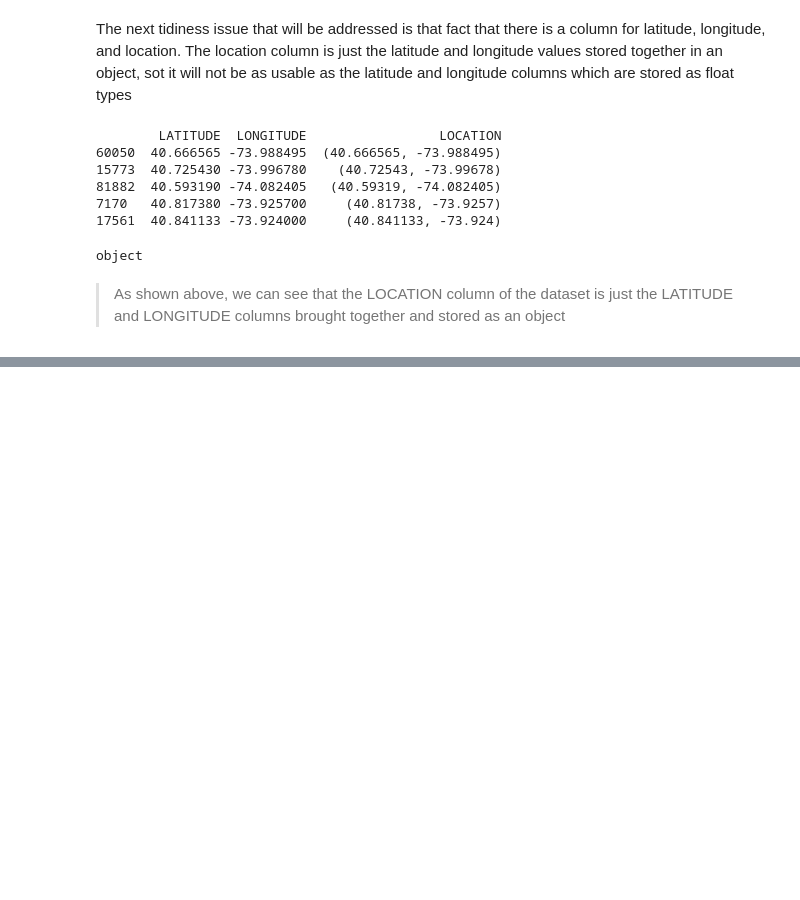
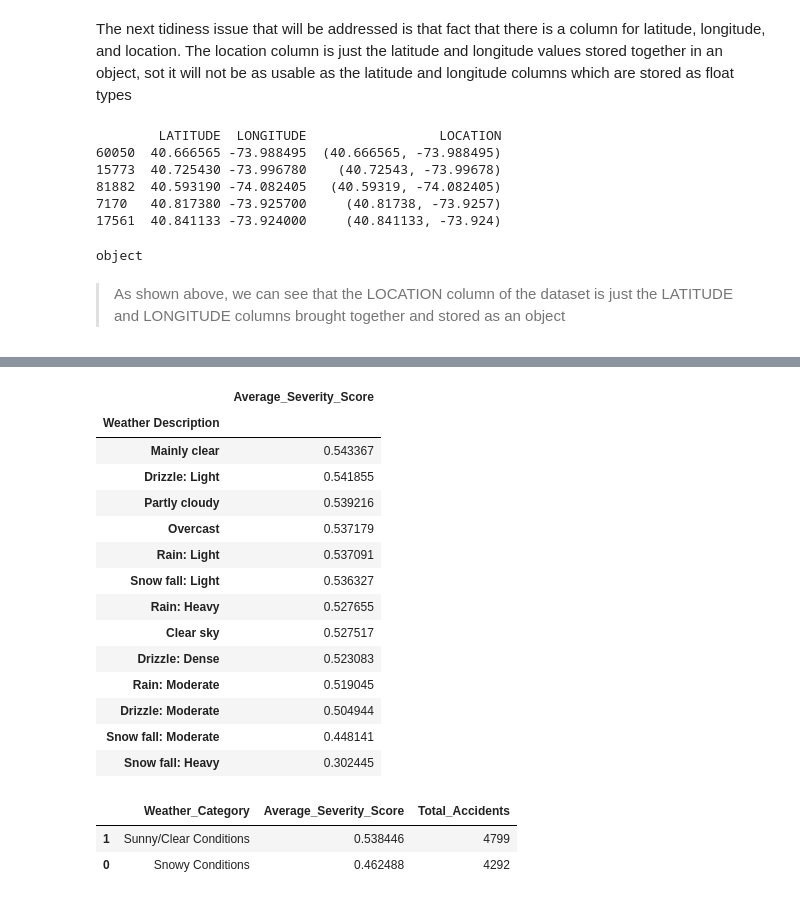
Before and after one commit to aha2270/Weather-Impact-on-Traffic-Accidents-NYC, a Jupyter notebook: Weather-Impact-Analysis.ipynb, the cells around one changed output, grey strips where cells are left out. Cells and saved outputs as stored; diff of their text form; code cells hidden in the pictures; blank space fills up the shorter version.

```diff
--- a/Weather-Impact-Analysis.ipynb
+++ b/Weather-Impact-Analysis.ipynb
@@ -362,0 +700,12 @@ object
+# %%
+# Creating a severity score
+merged_df['Severity_Score'] = (
+    merged_df['NUMBER OF PERSONS INJURED'] * 1 +
+    merged_df['NUMBER OF PERSONS KILLED'] * 20)
+# %%
+# Creates a Total_Affected_Persons column that shows how many were injured or killed in an accident
+merged_df['Total_Affected_Persons'] = (
+    merged_df['NUMBER OF PERSONS INJURED'] +
+    merged_df['NUMBER OF PERSONS KILLED'])
+
+merged_df['Total_Affected_Persons'].head(10)
@@ -362,0 +726,22 @@ object
+# %%
+# Groups by Weather Description and calculates that average Severity_Score
+average_severity_by_weather = merged_df.groupby('Weather Description').agg(
+    Average_Severity_Score=('Severity_Score', 'mean')
+).sort_values(by='Average_Severity_Score', ascending=False)#Easily shows what condition has highest severity average
+average_severity_by_weather
+# %% [output]
+|  | Average_Severity_Score |
+| Weather Description |  |
+| Mainly clear | 0.543367 |
+| Drizzle: Light | 0.541855 |
+| Partly cloudy | 0.539216 |
+| Overcast | 0.537179 |
+| Rain: Light | 0.537091 |
+| Snow fall: Light | 0.536327 |
+| Rain: Heavy | 0.527655 |
+| Clear sky | 0.527517 |
+| Drizzle: Dense | 0.523083 |
+| Rain: Moderate | 0.519045 |
+| Drizzle: Moderate | 0.504944 |
+| Snow fall: Moderate | 0.448141 |
+| Snow fall: Heavy | 0.302445 |
@@ -362,0 +753,11 @@ object
+# %%
+average_severity_combined = merged_df.dropna(subset=['Weather_Category']).groupby('Weather_Category').agg(
+    Average_Severity_Score=('Severity_Score', 'mean'),
+    Total_Accidents=('COLLISION_ID', 'count') # Adding total accidents for context in the printout
+).reset_index().sort_values(by='Average_Severity_Score', ascending=False)
+
+average_severity_combined
+# %% [output]
+|  | Weather_Category | Average_Severity_Score | Total_Accidents |
+| 1 | Sunny/Clear Conditions | 0.538446 | 4799 |
+| 0 | Snowy Conditions | 0.462488 | 4292 |
```
Also changed, not shown: parts of 52 cells of this notebook.
